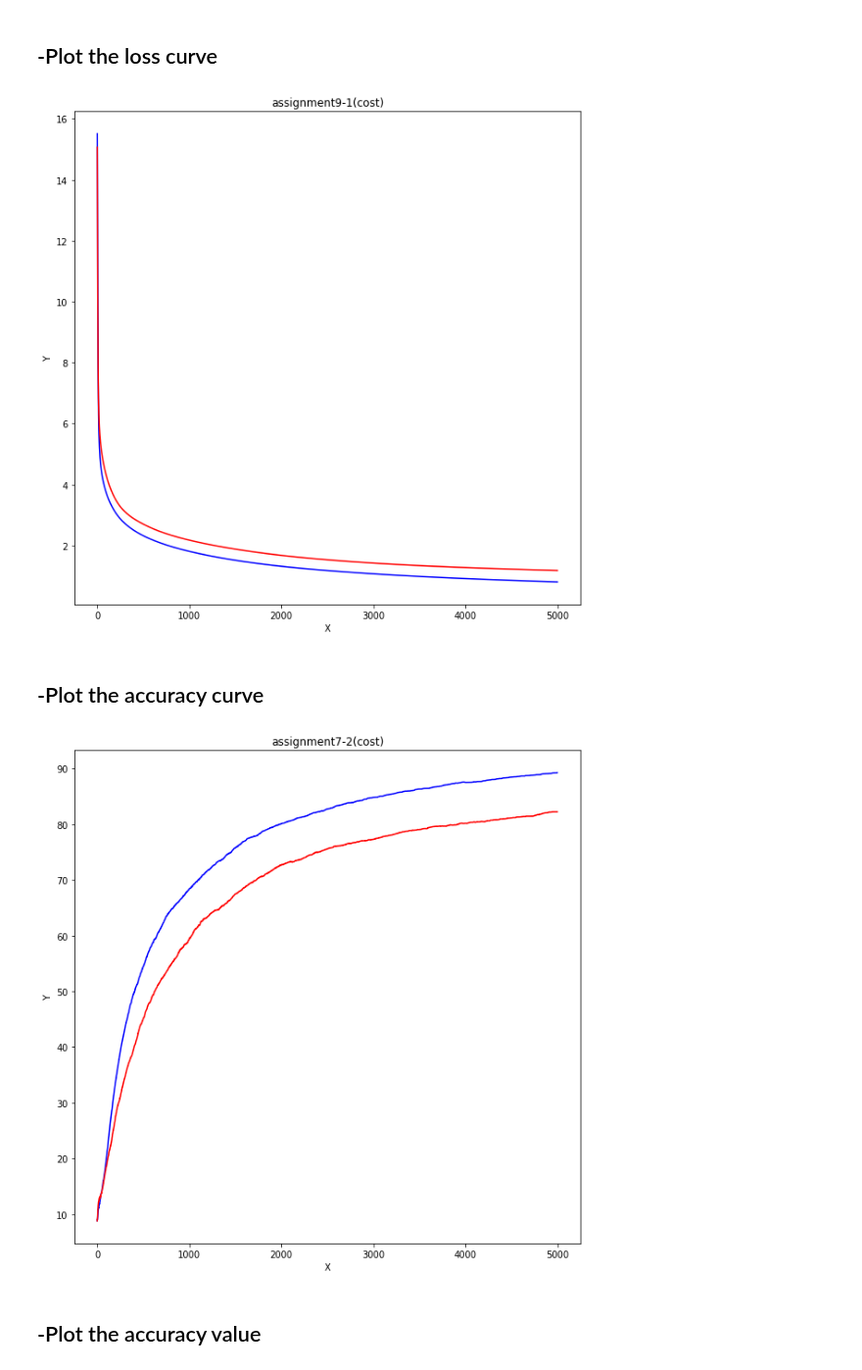
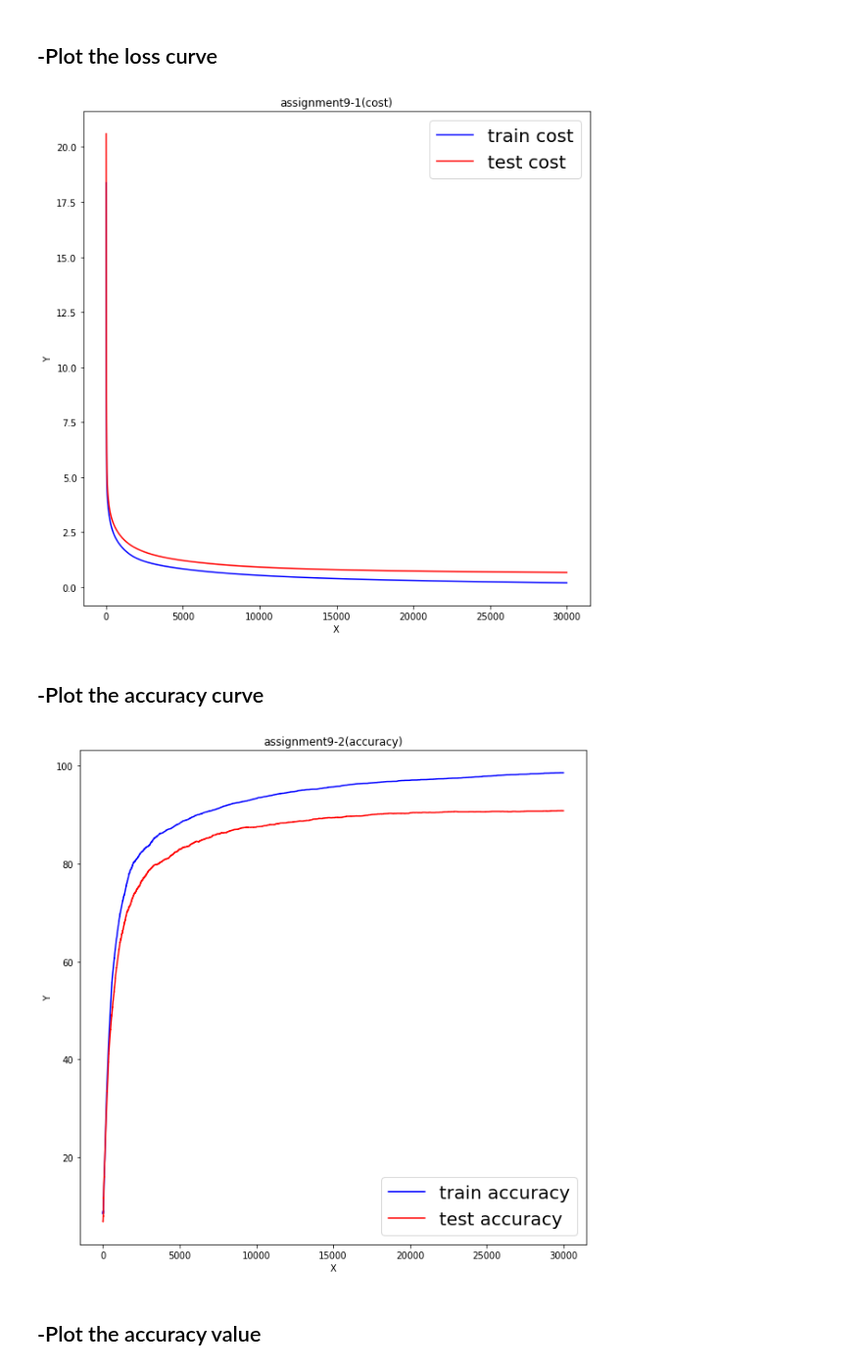
Before and after one commit to ChanWoongJeon/machinelearning, a Jupyter notebook: assignment9.ipynb, the cells around one changed output. Shown at 98% size. Cells and saved outputs as stored; diff of their text form; code cells hidden in the pictures.

```diff
--- a/assignment9.ipynb
+++ b/assignment9.ipynb
@@ -128,7 +128,7 @@ cost_test_ = []
 accuracy = []
 test_accuracy = []
 
-for i in range(5000):
+for i in range(30000):
     a=0
     b=0
     Z1 = np.dot(X_train,theta1)+bias1
@@ -185,23 +185,25 @@ plt.figure(figsize=(10, 10))
 plt.title("assignment9-1(cost)")
 plt.xlabel('X')
 plt.ylabel('Y')
-plt.plot(range(5000),cost_,color='b')
-plt.plot(range(5000),cost_test_,color='r')
+plt.plot(range(30000),cost_,color='b')
+plt.plot(range(30000),cost_test_,color='r')
+plt.legend(['train cost','test cost'], prop={'size': 20})
 plt.show()
 # %% [output]
-[figure, old version]
+[figure, new version]
 # %% [markdown]
 ## -Plot the accuracy curve
 # %%
 plt.figure(figsize=(10, 10))
-plt.title("assignment7-2(cost)")
+plt.title("assignment9-2(accuracy)")
 plt.xlabel('X')
 plt.ylabel('Y')
-plt.plot(range(5000),accuracy,color='b')
-plt.plot(range(5000),test_accuracy,color='r')
+plt.plot(range(30000),accuracy,color='b')
+plt.plot(range(30000),test_accuracy,color='r')
+plt.legend(['train accuracy','test accuracy'], prop={'size': 20})
 plt.show()
 # %% [output]
-[figure, old version]
+[figure, new version]
 # %% [markdown]
 ## -Plot the accuracy value
 # %%
```
Also changed, not shown: parts of 2 cells of this notebook.
